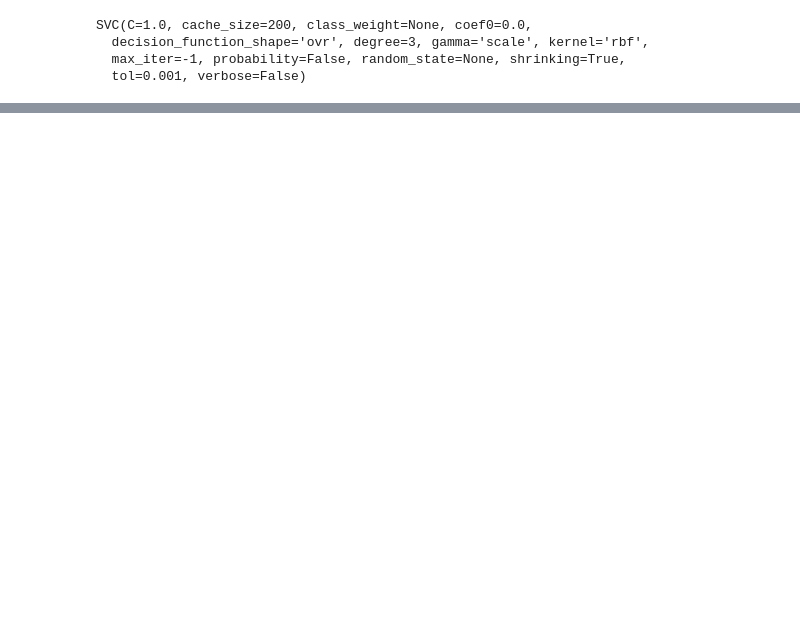
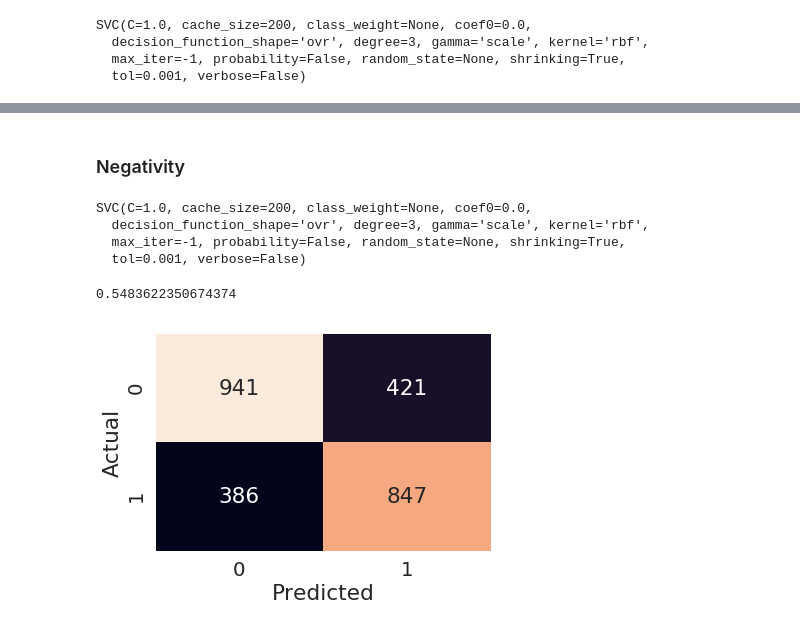
Before and after one commit to ogrenenmakine/journalisticQuality, a Jupyter notebook: [works]_subjectivity_svm_classifier.ipynb, the cells around one changed output, grey strips where cells are left out. Saved outputs shown, nothing was run; the diff lists cells and outputs as text; code cells hidden in the pictures; blank space fills up the shorter version.

```diff
--- a/[works]_subjectivity_svm_classifier.ipynb
+++ b/[works]_subjectivity_svm_classifier.ipynb
@@ -50,0 +62,4 @@ print(accuracy)
+# %%
+from sklearn import svm
+clf = svm.SVC(gamma='scale')
+clf.fit(train_x_n, train_ys)
@@ -50,0 +78,11 @@ print(accuracy)
+# %%
+import matplotlib.pyplot as plt
+import seaborn as sns
+from sklearn.metrics import confusion_matrix
+conf_mat = confusion_matrix(test_yp, pred)
+fig, ax = plt.subplots(figsize=(10,10))
+sns.set(font_scale=1.8)
+sns.heatmap(conf_mat, annot=True, fmt='d', cbar=False)
+plt.ylabel('Actual')
+plt.xlabel('Predicted')
+plt.show()
@@ -50,0 +91,30 @@ print(accuracy)
+# %% [markdown]
+### Negativity
+# %%
+from sklearn import svm
+clf = svm.SVC(gamma='scale')
+clf.fit(train_x_n, train_ys)
+# %% [output]
+SVC(C=1.0, cache_size=200, class_weight=None, coef0=0.0,
+  decision_function_shape='ovr', degree=3, gamma='scale', kernel='rbf',
+  max_iter=-1, probability=False, random_state=None, shrinking=True,
+  tol=0.001, verbose=False)
+# %%
+pred = clf.predict(test_x_n)
+# %%
+accuracy = clf.score(test_x_n, test_yn)
+print(accuracy)
+# %% [output]
+0.5483622350674374
+# %%
+import matplotlib.pyplot as plt
+import seaborn as sns
+from sklearn.metrics import confusion_matrix
+conf_mat = confusion_matrix(test_ys, pred)
+sns.set(font_scale=1.8)
+sns.heatmap(conf_mat, annot=True, fmt='d',cbar=False)
+plt.ylabel('Actual')
+plt.xlabel('Predicted')
+plt.show()
+# %% [output]
+[figure, added]
```
Also changed, not shown: parts of 12 cells of this notebook, 1 other file.
